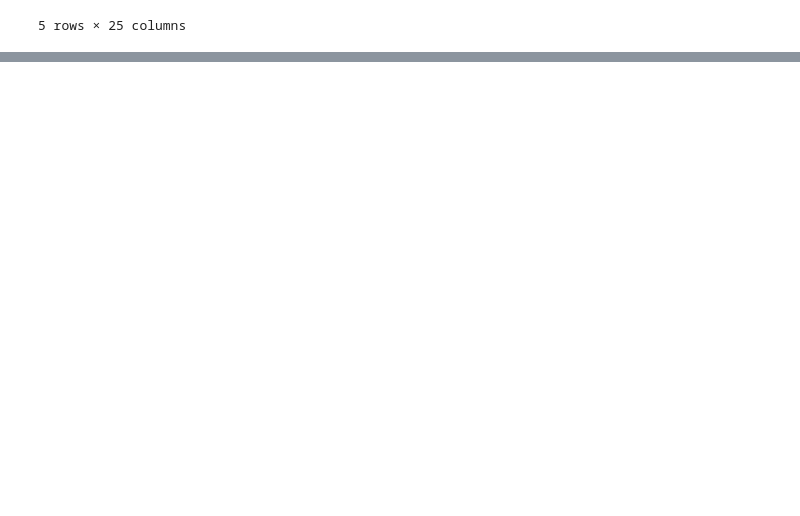
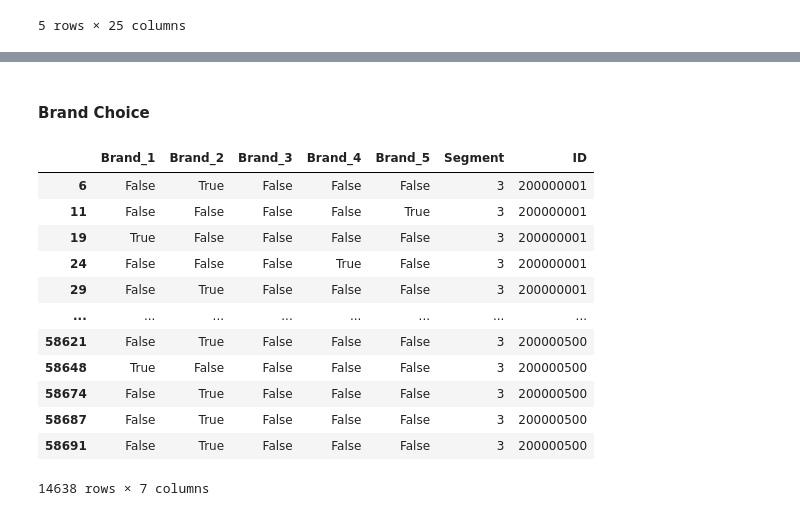
Before and after one commit to Mega-Barrel/customer_analytics, a Jupyter notebook: purchase_analytics.ipynb, the cells around one changed output, grey strips where cells are left out. Cells and saved outputs as stored; diff of their text form; code cells hidden in the pictures; blank space fills up the shorter version.

Commit message:
Purchase analytics

```diff
--- a/purchase_analytics.ipynb
+++ b/purchase_analytics.ipynb
@@ -73,0 +195,22 @@ df_purchase_predictors.head()
+# %% [markdown]
+#### Brand Choice
+# %%
+df_purchase_incidence = df_purchase_predictors[df_purchase_predictors['Incidence'] == 1]
+# %%
+brand_dummies = pd.get_dummies(df_purchase_incidence['Brand'], prefix='Brand', prefix_sep='_')
+brand_dummies['Segment'], brand_dummies['ID'] = df_purchase_incidence['Segment'], df_purchase_incidence['ID']
+brand_dummies
+# %% [output]
+|  | Brand_1 | Brand_2 | Brand_3 | Brand_4 | Brand_5 | Segment | ID |
+| 6 | False | True | False | False | False | 3 | 200000001 |
+| 11 | False | False | False | False | True | 3 | 200000001 |
+| 19 | True | False | False | False | False | 3 | 200000001 |
+| 24 | False | False | False | True | False | 3 | 200000001 |
+| 29 | False | True | False | False | False | 3 | 200000001 |
+| ... | ... | ... | ... | ... | ... | ... | ... |
+| 58621 | False | True | False | False | False | 3 | 200000500 |
+| 58648 | True | False | False | False | False | 3 | 200000500 |
+| 58674 | False | True | False | False | False | 3 | 200000500 |
+| 58687 | False | True | False | False | False | 3 | 200000500 |
+| 58691 | False | True | False | False | False | 3 | 200000500 |
+14638 rows × 7 columns
```
Also changed, not shown: parts of 29 cells of this notebook.
